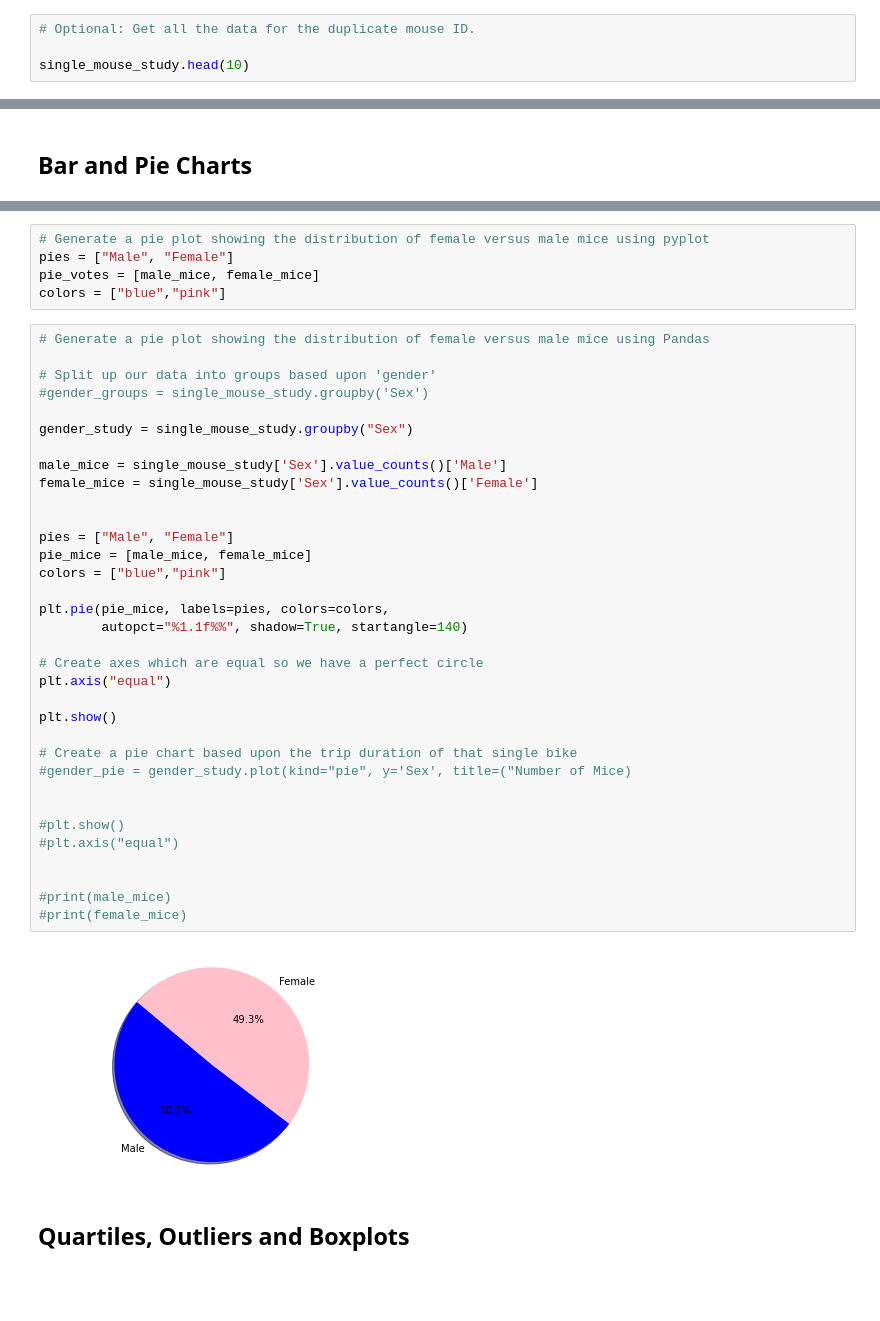
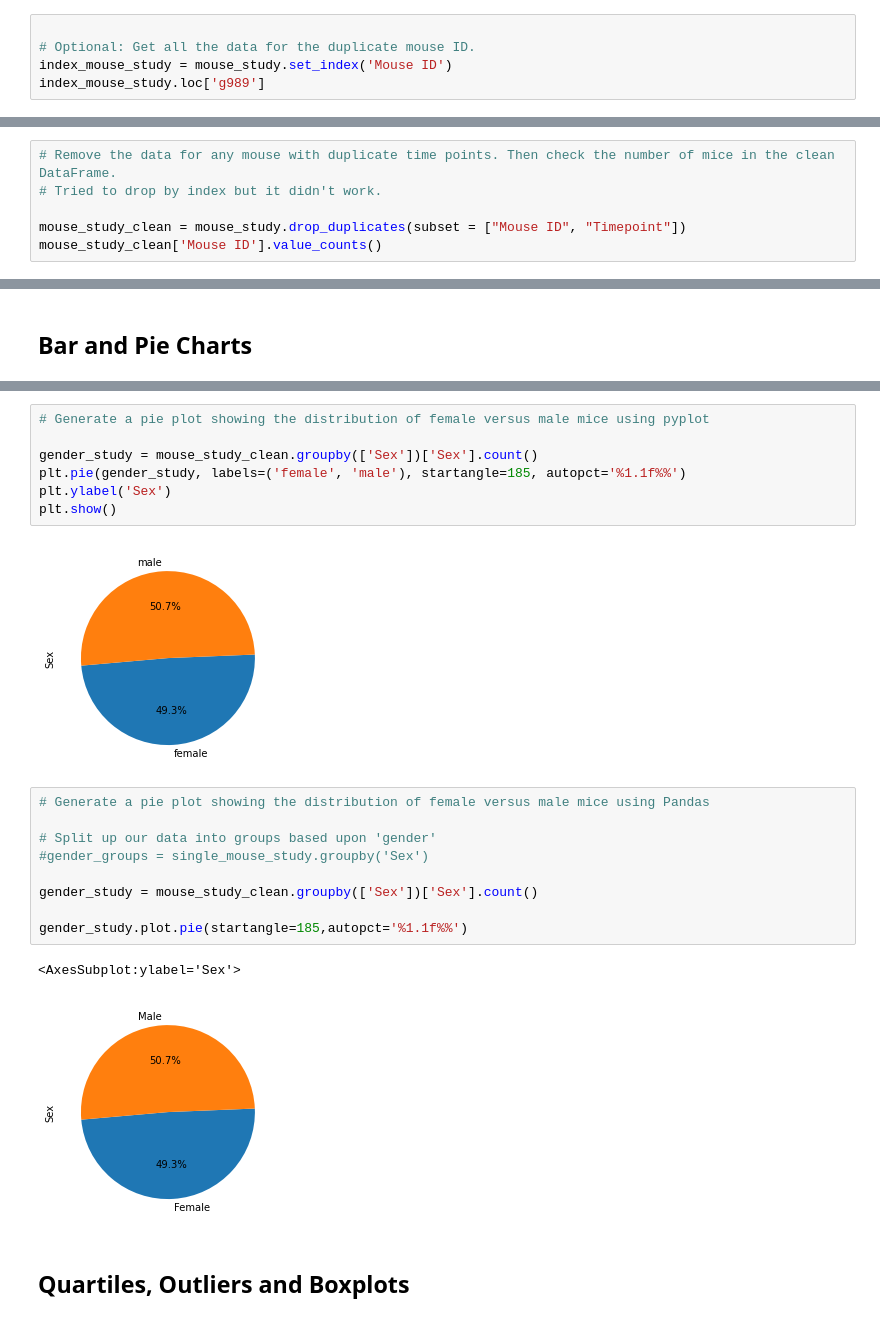
Before and after one commit to norojordan/Mathplotlib-HW, a Jupyter notebook: pymaceuticals_starter.ipynb, the cells around one changed output, grey strips where cells are left out. Cells and saved outputs as stored; diff of their text form; blank space fills up the shorter version.

Commit message:
Added data and pie charts

```diff
--- a/pymaceuticals_starter.ipynb
+++ b/pymaceuticals_starter.ipynb
@@ -52,5 +58,6 @@ dtype: int64
 # %%
+
 # Optional: Get all the data for the duplicate mouse ID.
-
-single_mouse_study.head(10)
+index_mouse_study = mouse_study.set_index('Mouse ID')
+index_mouse_study.loc['g989']
 # %% [output]
@@ -67,0 +79,6 @@ single_mouse_study.head(10)
+# %%
+# Remove the data for any mouse with duplicate time points. Then check the number of mice in the clean DataFrame.
+# Tried to drop by index but it didn't work.
+
+mouse_study_clean = mouse_study.drop_duplicates(subset = ["Mouse ID", "Timepoint"])
+mouse_study_clean['Mouse ID'].value_counts()
@@ -153,44 +194,24 @@ drug_study_one_df
 # %%
 # Generate a pie plot showing the distribution of female versus male mice using pyplot
-pies = ["Male", "Female"]
-pie_votes = [male_mice, female_mice]
-colors = ["blue","pink"]
+
+gender_study = mouse_study_clean.groupby(['Sex'])['Sex'].count()
+plt.pie(gender_study, labels=('female', 'male'), startangle=185, autopct='%1.1f%%')
+plt.ylabel('Sex')
+plt.show()
+# %% [output]
+[figure, added]
 # %%
 # Generate a pie plot showing the distribution of female versus male mice using Pandas
 
 # Split up our data into groups based upon 'gender'
 #gender_groups = single_mouse_study.groupby('Sex')
 
-gender_study = single_mouse_study.groupby("Sex")
+gender_study = mouse_study_clean.groupby(['Sex'])['Sex'].count()
 
-male_mice = single_mouse_study['Sex'].value_counts()['Male']
-female_mice = single_mouse_study['Sex'].value_counts()['Female']
-
-
-pies = ["Male", "Female"]
-pie_mice = [male_mice, female_mice]
-colors = ["blue","pink"]
-
-plt.pie(pie_mice, labels=pies, colors=colors,
-        autopct="%1.1f%%", shadow=True, startangle=140)
-
-# Create axes which are equal so we have a perfect circle
-plt.axis("equal")
-
-plt.show()
-
-# Create a pie chart based upon the trip duration of that single bike
-#gender_pie = gender_study.plot(kind="pie", y='Sex', title=("Number of Mice)
-
-
-#plt.show()
-#plt.axis("equal")
-
-
-#print(male_mice)
-#print(female_mice)
+gender_study.plot.pie(startangle=185,autopct='%1.1f%%')
 # %% [output]
+<AxesSubplot:ylabel='Sex'>
-[figure, old version]
+[figure, new version]
 # %% [markdown]
 ## Quartiles, Outliers and Boxplots
 # %%
```
Also changed, not shown: parts of 14 cells of this notebook.
